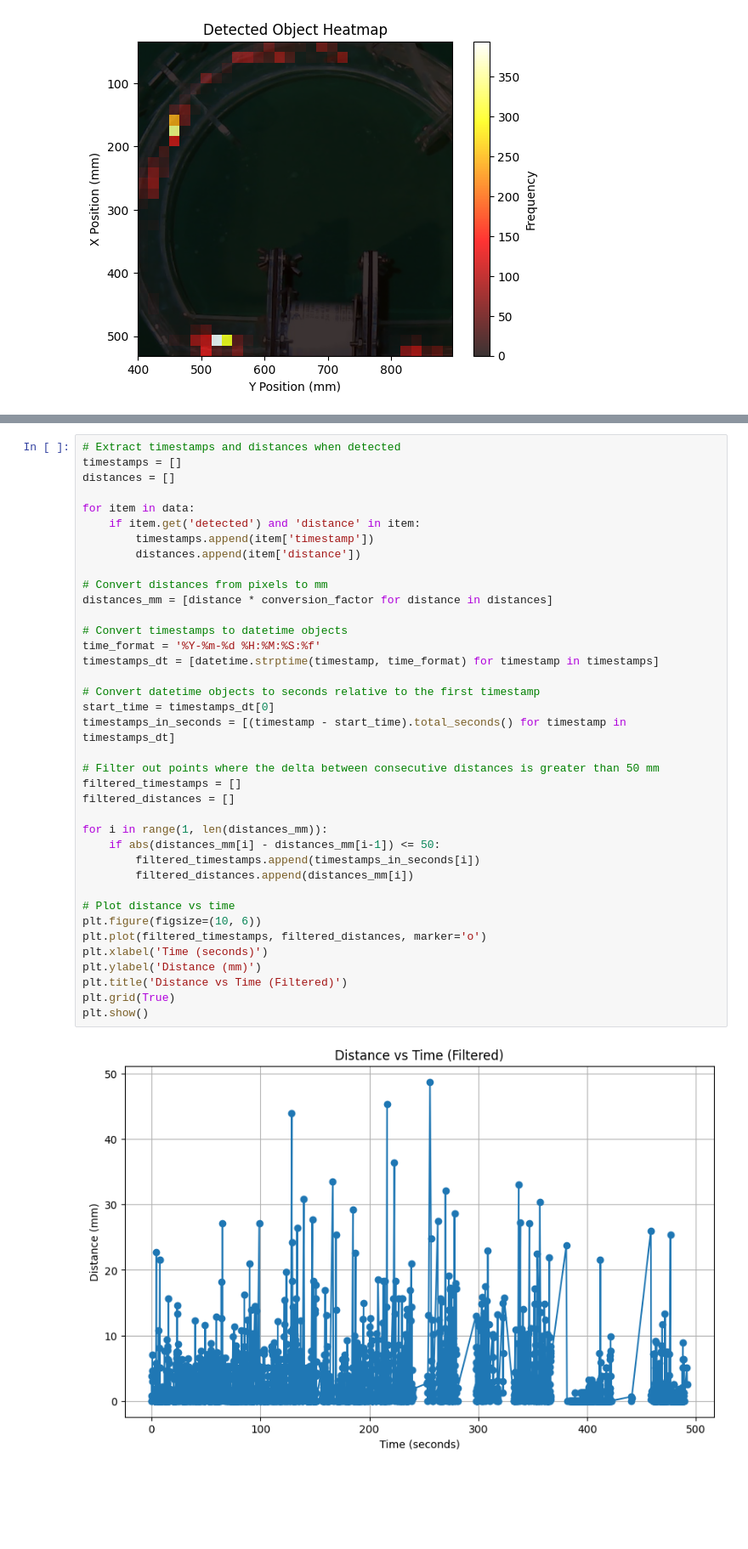
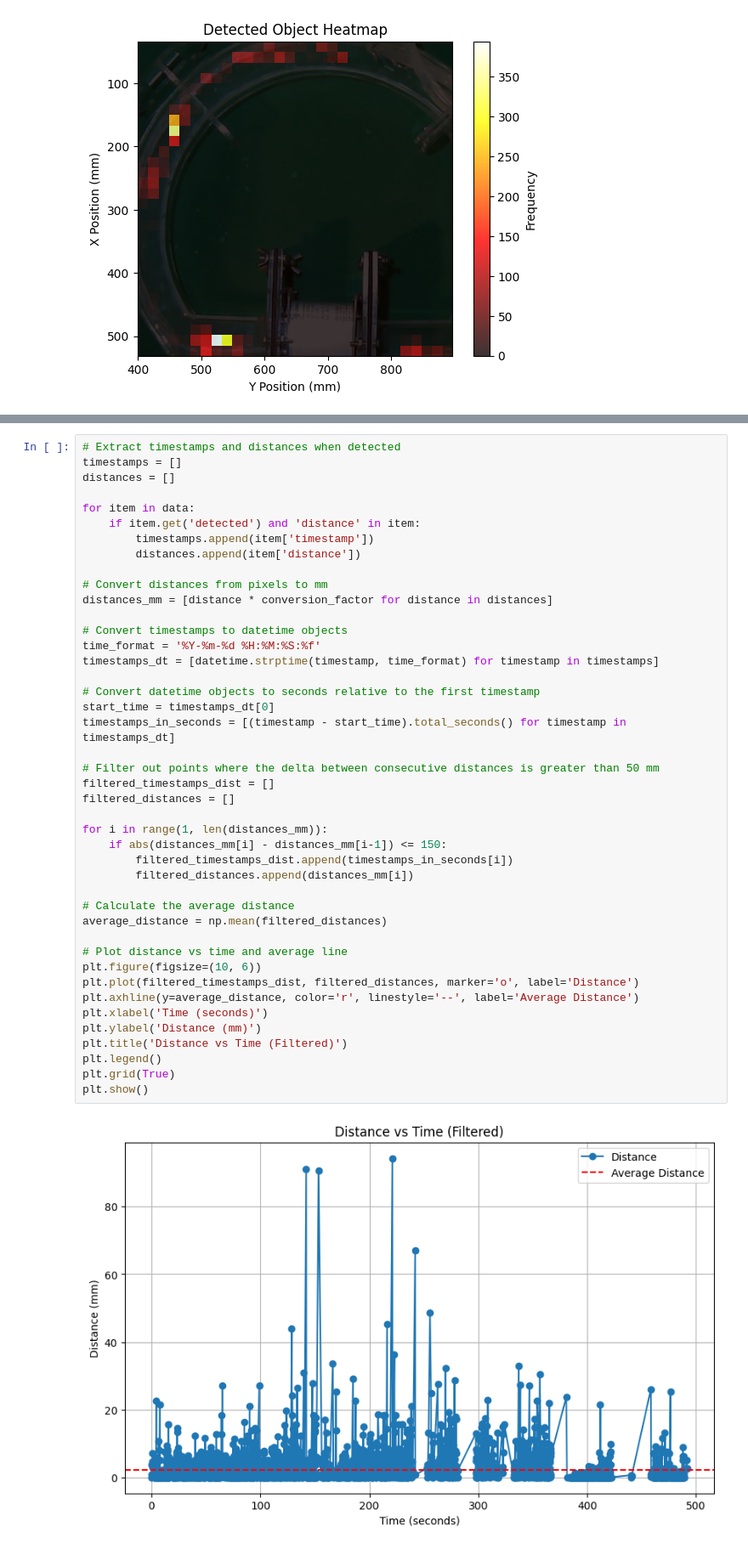
Before and after one commit to rodhervan/guppyTracker, a Jupyter notebook: heatmap.ipynb, the cells around one changed output, grey strips where cells are left out. Shown at 85% size. Drawn from its saved outputs; the diff is of its cells as text; blank space fills up the shorter version.

```diff
--- a/heatmap.ipynb
+++ b/heatmap.ipynb
@@ -108,36 +113,41 @@ distances = []
 
 for item in data:
     if item.get('detected') and 'distance' in item:
         timestamps.append(item['timestamp'])
         distances.append(item['distance'])
 
 # Convert distances from pixels to mm
 distances_mm = [distance * conversion_factor for distance in distances]
 
 # Convert timestamps to datetime objects
 time_format = '%Y-%m-%d %H:%M:%S:%f'
 timestamps_dt = [datetime.strptime(timestamp, time_format) for timestamp in timestamps]
 
 # Convert datetime objects to seconds relative to the first timestamp
 start_time = timestamps_dt[0]
 timestamps_in_seconds = [(timestamp - start_time).total_seconds() for timestamp in timestamps_dt]
 
 # Filter out points where the delta between consecutive distances is greater than 50 mm
-filtered_timestamps = []
+filtered_timestamps_dist = []
 filtered_distances = []
 
 for i in range(1, len(distances_mm)):
-    if abs(distances_mm[i] - distances_mm[i-1]) <= 50:
-        filtered_timestamps.append(timestamps_in_seconds[i])
+    if abs(distances_mm[i] - distances_mm[i-1]) <= 150:
+        filtered_timestamps_dist.append(timestamps_in_seconds[i])
         filtered_distances.append(distances_mm[i])
 
-# Plot distance vs time
+# Calculate the average distance
+average_distance = np.mean(filtered_distances)
+
+# Plot distance vs time and average line
 plt.figure(figsize=(10, 6))
-plt.plot(filtered_timestamps, filtered_distances, marker='o')
+plt.plot(filtered_timestamps_dist, filtered_distances, marker='o', label='Distance')
+plt.axhline(y=average_distance, color='r', linestyle='--', label='Average Distance')
 plt.xlabel('Time (seconds)')
 plt.ylabel('Distance (mm)')
 plt.title('Distance vs Time (Filtered)')
+plt.legend()
 plt.grid(True)
 plt.show()
 # %% [output]
-[figure, old version]
+[figure, new version]
```
Also changed, not shown: parts of 3 cells of this notebook.
